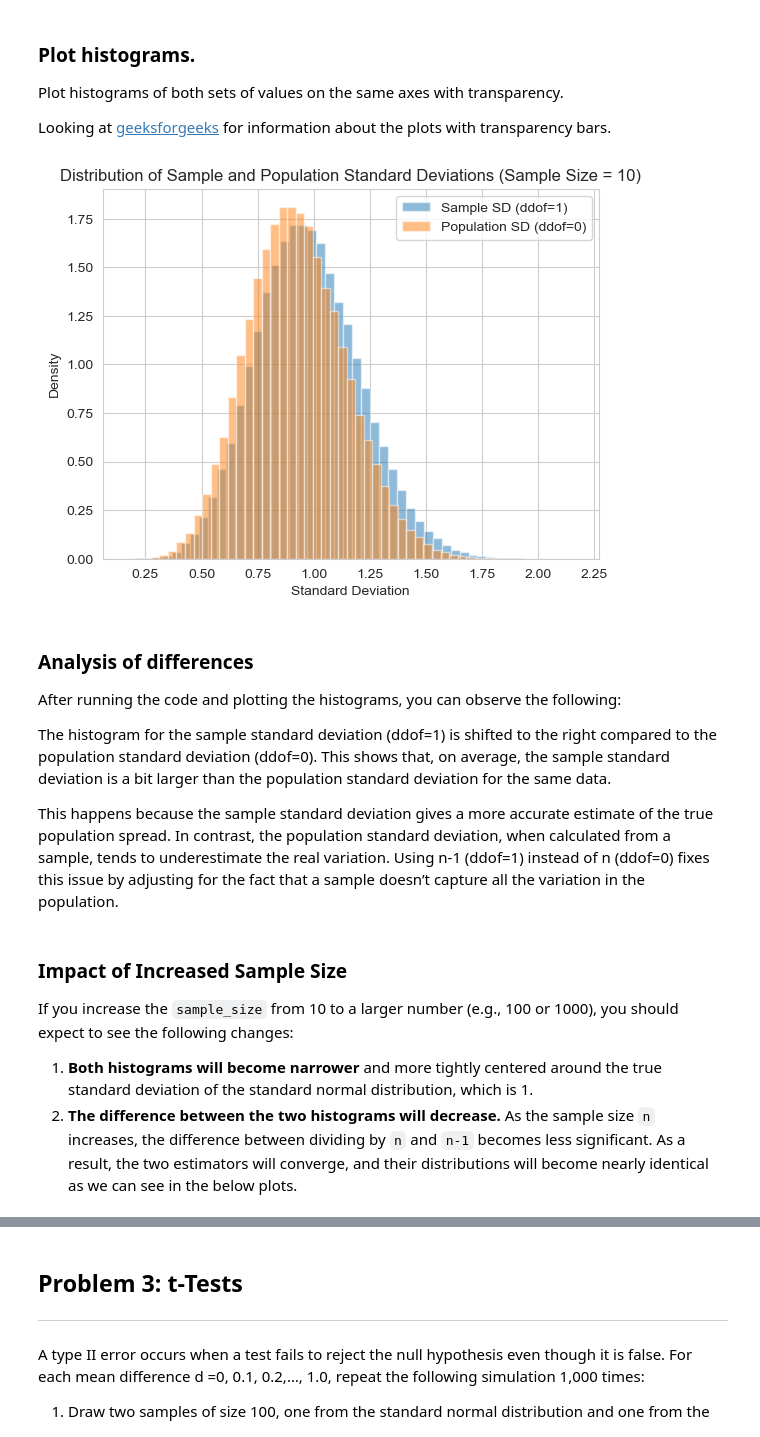
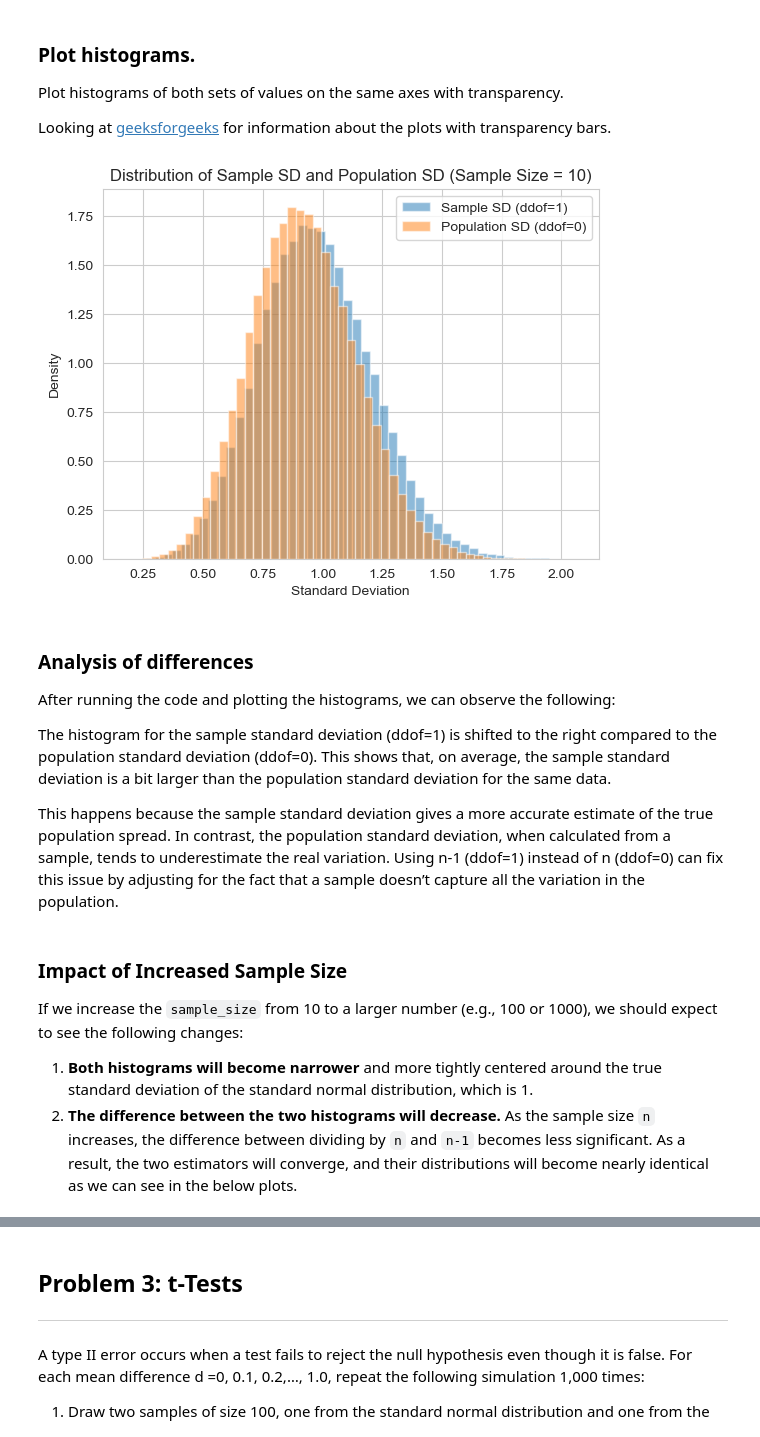
Before and after one commit to Jennyicano/applied-statistics, a Jupyter notebook: problems.ipynb, the cells around one changed output, grey strips where cells are left out. Saved outputs shown, nothing was run; the diff lists cells and outputs as text; code cells hidden in the pictures.

```diff
--- a/problems.ipynb
+++ b/problems.ipynb
@@ -428,30 +428,30 @@ Plot histograms of both sets of values on the same axes with transparency.
 
 Looking at [geeksforgeeks](https://www.geeksforgeeks.org/python/overlapping-histograms-with-matplotlib-in-python/) for information about the plots with transparency bars.
 # %%
-# Plot histograms of the two standard deviations
+# Plot histograms of the two standard deviations with size 10.
 
 fig, ax = plt.subplots()
 ax.hist(sample_std, bins=50, alpha=0.5, label='Sample SD (ddof=1)', density=True)
 ax.hist(population_std, bins=50, alpha=0.5, label='Population SD (ddof=0)', density=True)
-ax.set_title('Distribution of Sample and Population Standard Deviations (Sample Size = 10)')
+ax.set_title('Distribution of Sample SD and Population SD (Sample Size = 10)')
 ax.set_xlabel('Standard Deviation')
 ax.set_ylabel('Density')
 ax.legend()
 plt.show()
 # %% [output]
-[figure, old version]
+[figure, new version]
 # %% [markdown]
 ### Analysis of differences
 
-After running the code and plotting the histograms, you can observe the following:
+After running the code and plotting the histograms, we can observe the following:
 
 The histogram for the sample standard deviation (ddof=1) is shifted to the right compared to the population standard deviation (ddof=0). This shows that, on average, the sample standard deviation is a bit larger than the population standard deviation for the same data.
 
-This happens because the sample standard deviation gives a more accurate estimate of the true population spread. In contrast, the population standard deviation, when calculated from a sample, tends to underestimate the real variation. Using n-1 (ddof=1) instead of n (ddof=0) fixes this issue by adjusting for the fact that a sample doesn’t capture all the variation in the population.
+This happens because the sample standard deviation gives a more accurate estimate of the true population spread. In contrast, the population standard deviation, when calculated from a sample, tends to underestimate the real variation. Using n-1 (ddof=1) instead of n (ddof=0) can fix this issue by adjusting for the fact that a sample doesn’t capture all the variation in the population.
 # %% [markdown]
 ### Impact of Increased Sample Size
 
-If you increase the `sample_size` from 10 to a larger number (e.g., 100 or 1000), you should expect to see the following changes:
+If we increase the `sample_size` from 10 to a larger number (e.g., 100 or 1000), we should expect to see the following changes:
 
 1.  **Both histograms will become narrower** and more tightly centered around the true standard deviation of the standard normal distribution, which is 1.
 2.  **The difference between the two histograms will decrease.** As the sample size `n` increases, the difference between dividing by `n` and `n-1` becomes less significant. As a result, the two estimators will converge, and their distributions will become nearly identical as we can see in the below plots.
```
Also changed, not shown: parts of 41 cells of this notebook.
